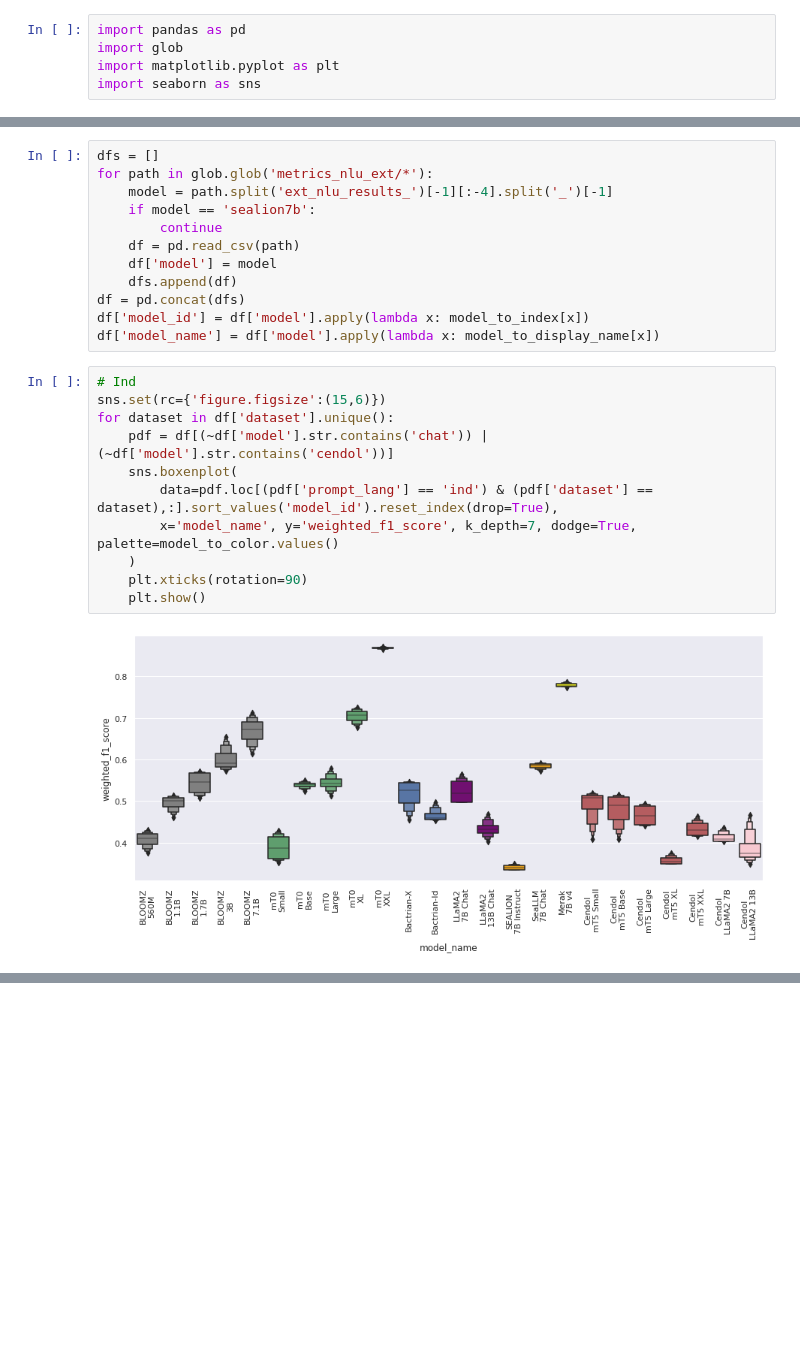
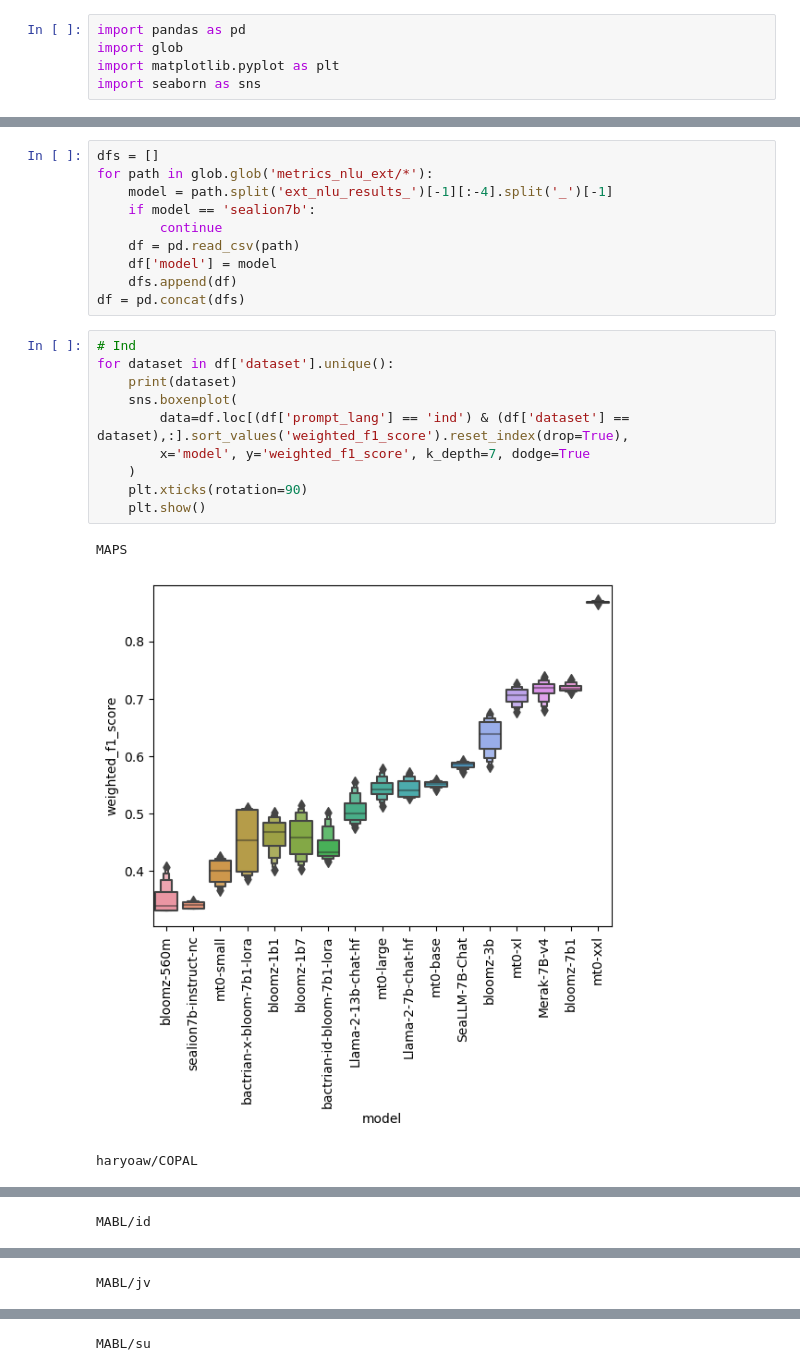
Before and after one commit to IndoNLP/cendol, a Jupyter notebook: evaluation/metrics_ext.ipynb, the cells around one changed output, grey strips where cells are left out. Saved outputs shown, nothing was run; the diff lists cells and outputs as text; blank space fills up the shorter version.

```diff
--- a/evaluation/metrics_ext.ipynb
+++ b/evaluation/metrics_ext.ipynb
@@ -115,18 +13,17 @@ for path in glob.glob('metrics_nlu_ext/*'):
     df['model'] = model
     dfs.append(df)
 df = pd.concat(dfs)
-df['model_id'] = df['model'].apply(lambda x: model_to_index[x])
-df['model_name'] = df['model'].apply(lambda x: model_to_display_name[x])
 # %%
 # Ind
-sns.set(rc={'figure.figsize':(15,6)})
 for dataset in df['dataset'].unique():
-    pdf = df[(~df['model'].str.contains('chat')) | (~df['model'].str.contains('cendol'))]
+    print(dataset)
     sns.boxenplot(
-        data=pdf.loc[(pdf['prompt_lang'] == 'ind') & (pdf['dataset'] == dataset),:].sort_values('model_id').reset_index(drop=True),
-        x='model_name', y='weighted_f1_score', k_depth=7, dodge=True, palette=model_to_color.values()
+        data=df.loc[(df['prompt_lang'] == 'ind') & (df['dataset'] == dataset),:].sort_values('weighted_f1_score').reset_index(drop=True),
+        x='model', y='weighted_f1_score', k_depth=7, dodge=True
     )
     plt.xticks(rotation=90)
     plt.show()
 # %% [output]
+MAPS
-[figure, old version]
+[figure, new version]
+haryoaw/COPAL
@@ -133,0 +31 @@ for dataset in df['dataset'].unique():
+MABL/id
@@ -134,0 +33 @@ for dataset in df['dataset'].unique():
+MABL/jv
@@ -135,0 +35 @@ for dataset in df['dataset'].unique():
+MABL/su
```
Also changed, not shown: parts of 9 cells of this notebook, 2 other files.
